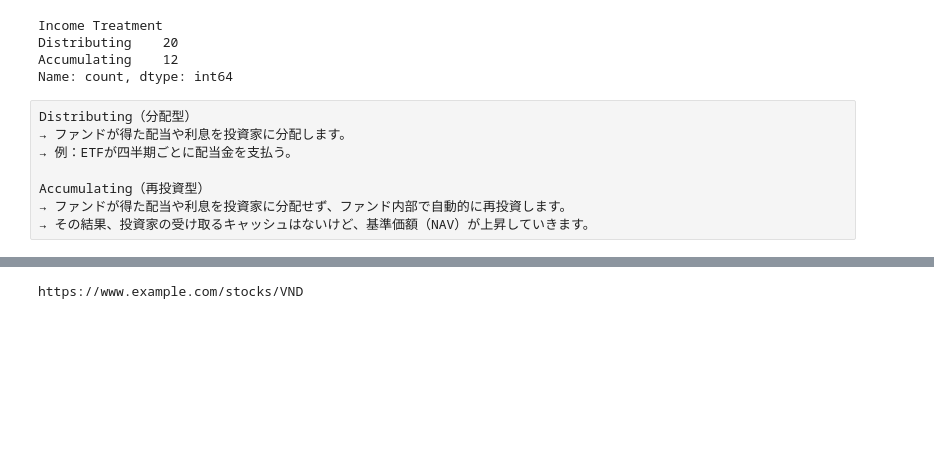
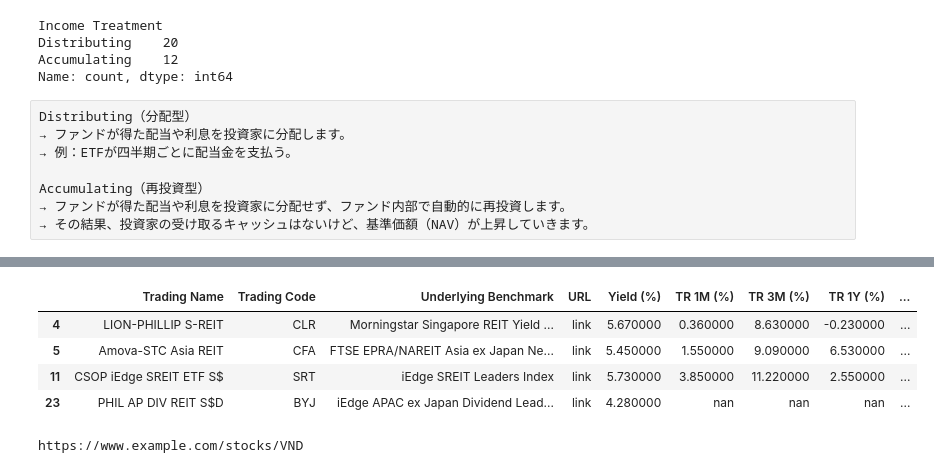
Before and after one commit to mrsmmori1234/notebooks_rep, a Jupyter notebook: notebooks/sgx_etf.ipynb, the cells around one changed output, grey strips where cells are left out. Drawn from its saved outputs; the diff is of its cells as text; code cells hidden in the pictures; blank space fills up the shorter version.

```diff
--- a/notebooks/sgx_etf.ipynb
+++ b/notebooks/sgx_etf.ipynb
@@ -188,0 +173,9 @@ for (asset_class, income), group_df in grouped:
+# %%
+df_reits = df.query("`Asset Class` == 'REITs'")
+df_reits.style.format({'URL': lambda x: f'<a target="_blank" href="{x}">link</a>'})
+# %% [output]
+|  | Trading Name | Trading Code | Underlying Benchmark | URL | Yield (%) | TR 1M (%) | TR 3M (%) | TR 1Y (%) | ... |
+| 4 | LION-PHILLIP S-REIT | CLR | Morningstar Singapore REIT Yield ... | link | 5.670000 | 0.360000 | 8.630000 | -0.230000 | ... |
+| 5 | Amova-STC Asia REIT | CFA | FTSE EPRA/NAREIT Asia ex Japan Ne... | link | 5.450000 | 1.550000 | 9.090000 | 6.530000 | ... |
+| 11 | CSOP iEdge SREIT ETF S$ | SRT | iEdge SREIT Leaders Index | link | 5.730000 | 3.850000 | 11.220000 | 2.550000 | ... |
+| 23 | PHIL AP DIV REIT S$D | BYJ | iEdge APAC ex Japan Dividend Lead... | link | 4.280000 | nan | nan | nan | ... |
```
Also changed, not shown: parts of 13 cells of this notebook, 3 other files.
